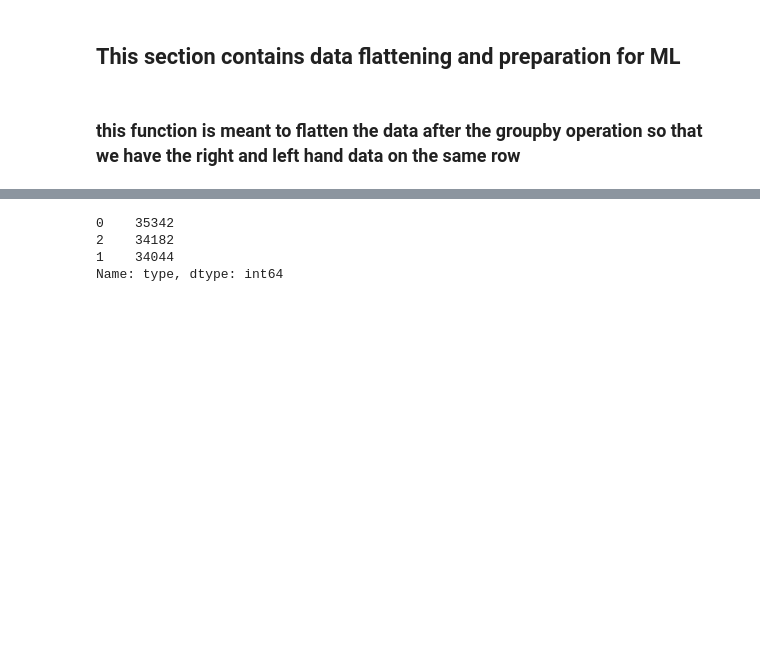
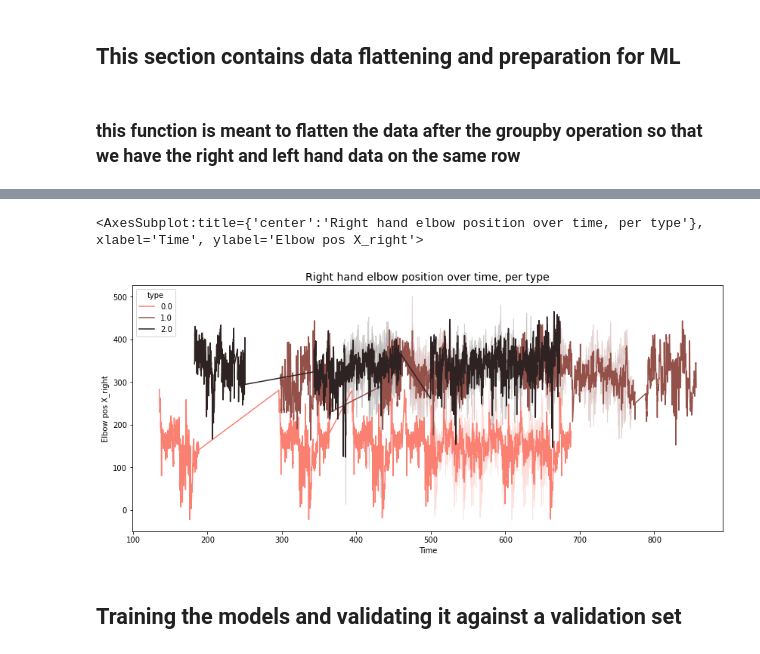
Before and after one commit to EitanKats/data-science-sem-b, a Jupyter notebook: HandsSync.ipynb, the cells around one changed output, grey strips where cells are left out. Drawn from its saved outputs; the diff is of its cells as text; code cells hidden in the pictures; blank space fills up the shorter version.

```diff
--- a/HandsSync.ipynb
+++ b/HandsSync.ipynb
@@ -286,12 +327,19 @@ combined_train_data
+# %%
+f, ax = plt.subplots(1, 1)
+f.set_size_inches(14, 6)
+ax.set_title('Right hand elbow position over time, per type', fontsize=14)
+sns.lineplot(data=combined_train_data, y='Elbow pos X_right',x='Time', hue='type', palette='dark:salmon_r')
+# %% [output]
+<AxesSubplot:title={'center':'Right hand elbow position over time, per type'}, xlabel='Time', ylabel='Elbow pos X_right'>
+[figure, added]
+# %% [markdown]
+## Training the models and validating it against a validation set
 # %%
+
+combined_train_data.drop(['Time','Frame ID'], axis=1, inplace=True)
 print(combined_train_data["type"].value_counts())
 label = combined_train_data["type"]
 data_without_label = combined_train_data.drop(['type'], axis=1)
-# %% [output]
-0    35342
-2    34182
-1    34044
-Name: type, dtype: int64
 # %%
 knn_cls = KNeighborsClassifier()
 knn_cls.fit(x_train, x_train_label)
```
Also changed, not shown: parts of 20 cells of this notebook.
